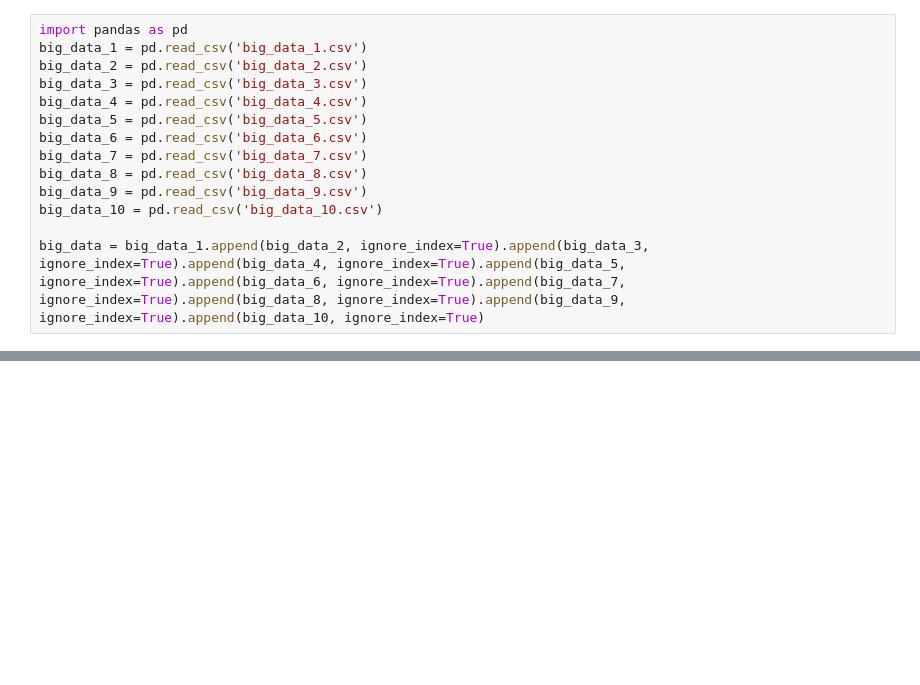
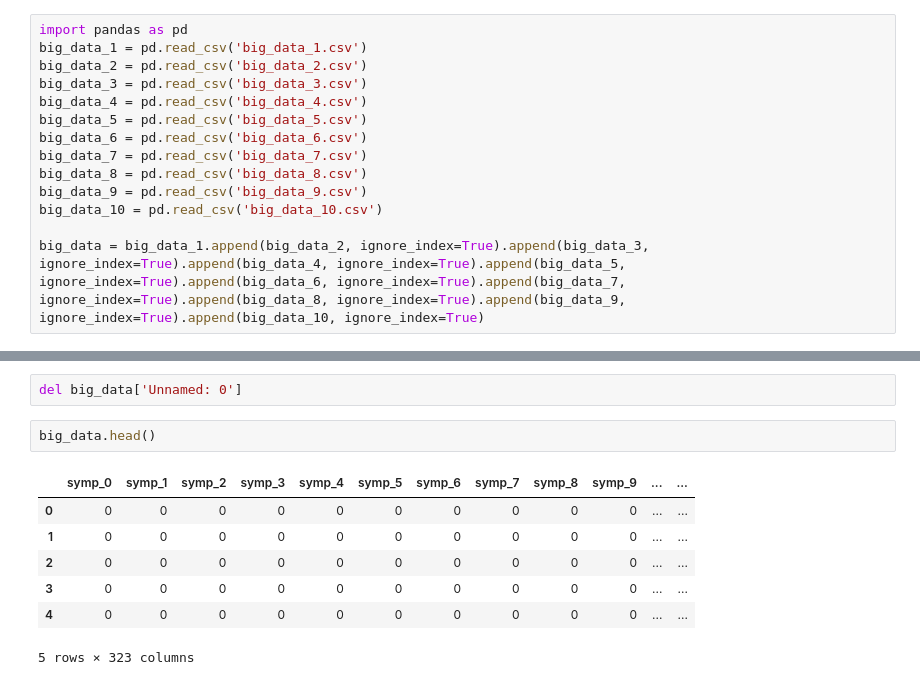
Before and after one commit to jeethpawar/disease-classifier-workbook, a Jupyter notebook: Disease-Symptom Dataset.ipynb, the cells around one changed output, grey strips where cells are left out. Saved outputs shown, nothing was run; the diff lists cells and outputs as text; blank space fills up the shorter version.

```diff
--- a/Disease-Symptom Dataset.ipynb
+++ b/Disease-Symptom Dataset.ipynb
@@ -376,0 +448,12 @@ multi_thread(len(big_data), 5, apply_artificial_data)
+# %%
+del big_data['Unnamed: 0']
+# %%
+big_data.head()
+# %% [output]
+|  | symp_0 | symp_1 | symp_2 | symp_3 | symp_4 | symp_5 | symp_6 | symp_7 | symp_8 | symp_9 | ... | ... |
+| 0 | 0 | 0 | 0 | 0 | 0 | 0 | 0 | 0 | 0 | 0 | ... | ... |
+| 1 | 0 | 0 | 0 | 0 | 0 | 0 | 0 | 0 | 0 | 0 | ... | ... |
+| 2 | 0 | 0 | 0 | 0 | 0 | 0 | 0 | 0 | 0 | 0 | ... | ... |
+| 3 | 0 | 0 | 0 | 0 | 0 | 0 | 0 | 0 | 0 | 0 | ... | ... |
+| 4 | 0 | 0 | 0 | 0 | 0 | 0 | 0 | 0 | 0 | 0 | ... | ... |
+5 rows × 323 columns
```
Also changed, not shown: parts of 15 cells of this notebook.
